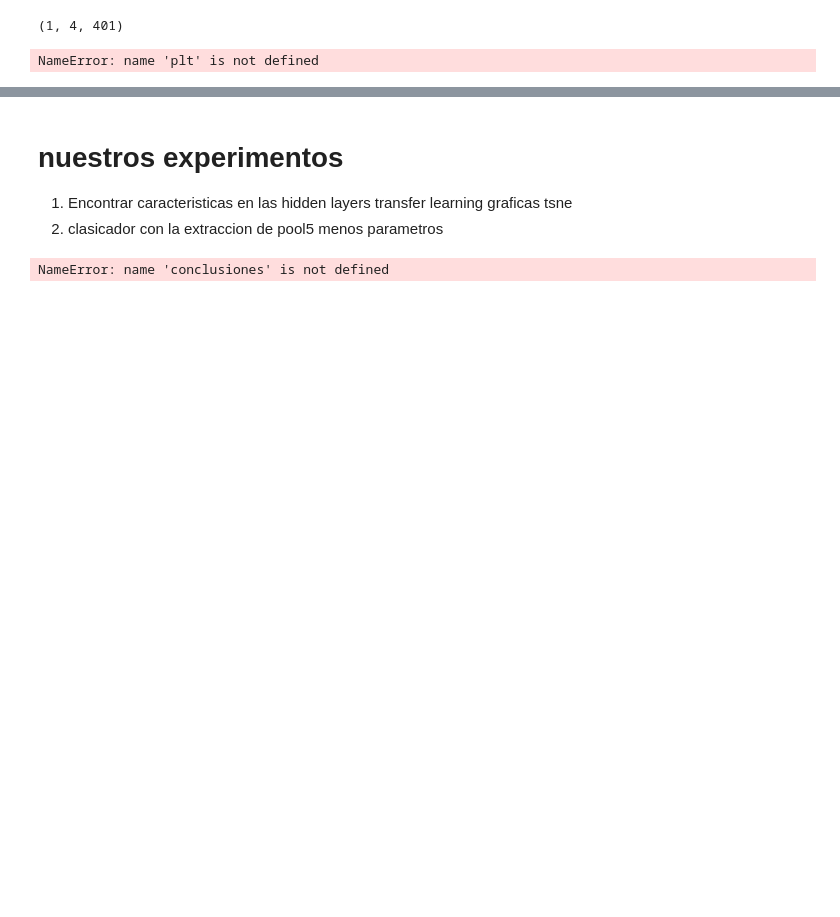
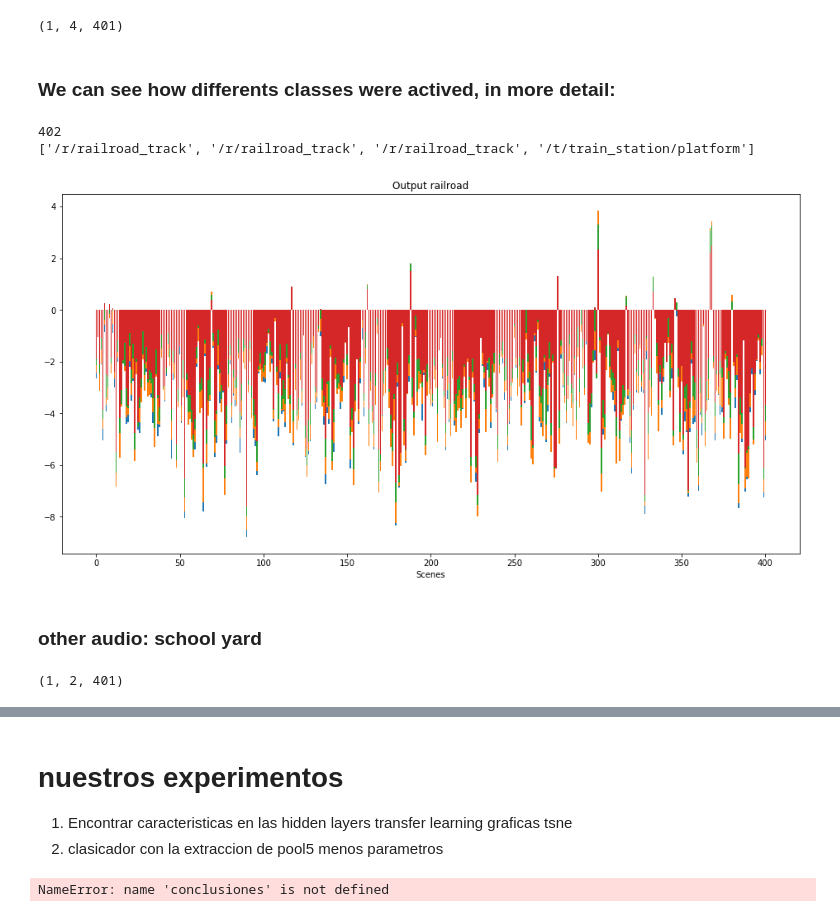
Before and after one commit to camila-ud/Deep-Learning, a Jupyter notebook: TP's/SoundNet_arias_ibarra.ipynb, the cells around one changed output, grey strips where cells are left out. Drawn from its saved outputs; the diff is of its cells as text; code cells hidden in the pictures; blank space fills up the shorter version.

Commit message:
dos pruebas audio y plots

```diff
--- a/TP's/SoundNet_arias_ibarra.ipynb
+++ b/TP's/SoundNet_arias_ibarra.ipynb
@@ -233,11 +234,2 @@ print(prediction.shape)
 # %% [output]
 (1, 4, 401)
-# %%
-def toHistogram(P,index):
-    plt.figure(figsize=(8,4))
-    x = np.arange(1,402) #401 categories
-    plt.bar(x,P[0,index,:][0])
-
-#histograma con ventana
-# %% [output]
-NameError: name 'plt' is not defined
@@ -245,0 +236,27 @@ Experimentos con otros audios uno largo (demo o propio)
+# %% [markdown]
+### We can see how differents classes were actived, in more detail:
+# %%
+import matplotlib.pyplot as plt
+
+#relation between classes and likelihood
+def plot_scenes(pred,title):
+    plt.figure(figsize=(16,8))
+    for i in range(pred.shape[1]):#total num_ wind
+        plt.bar(np.arange(0,pred.shape[2]),pred[0,i,:]) #each window?
+    plt.title(title)
+    plt.xlabel('Scenes')
+    print(predictions_to_scenes(pred))
+
+plot_scenes(prediction,'Output railroad')
+# %% [output]
+402
+['/r/railroad_track', '/r/railroad_track', '/r/railroad_track', '/t/train_station/platform']
+[figure, added]
+# %% [markdown]
+### other audio: school yard
+# %%
+
+prediction2 = predict_scene_from_audio_file('../soundnet_keras-master/school.wav')
+print(prediction2.shape)
+# %% [output]
+(1, 2, 401)
```
Also changed, not shown: parts of 8 cells of this notebook, 1 other file.
